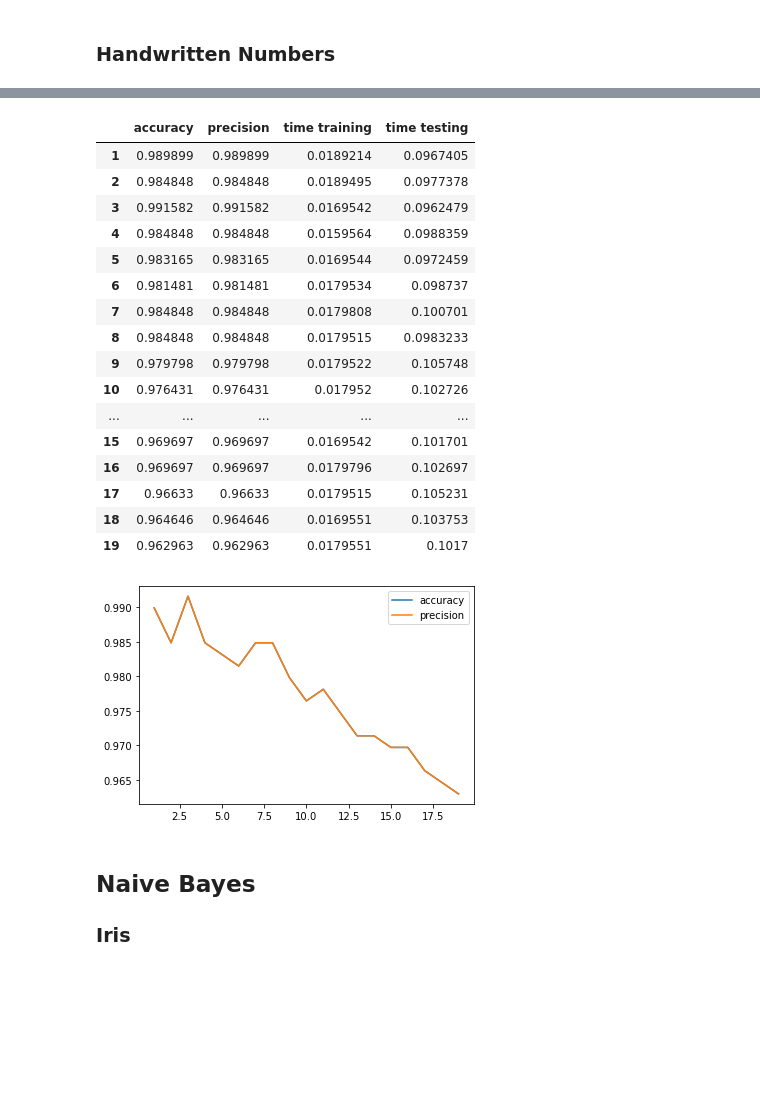
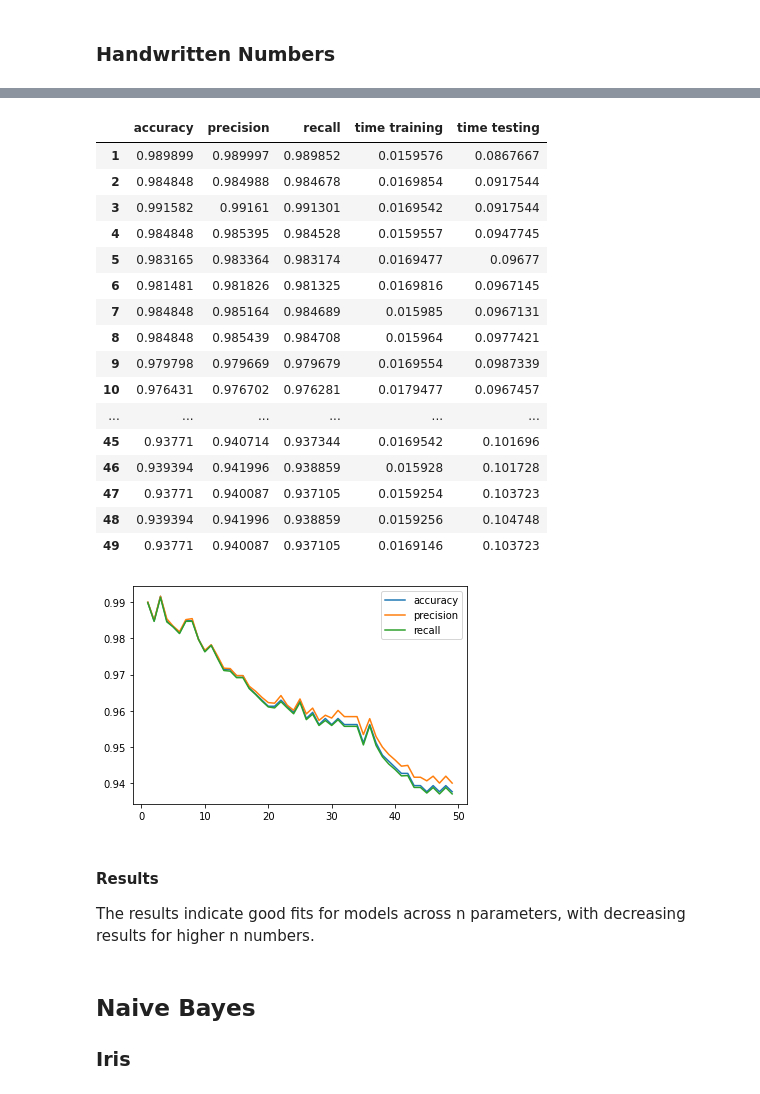
Before and after one commit to kocmana/tw_mle_exercise2, a Jupyter notebook: tw_mle_exercise2.ipynb, the cells around one changed output, grey strips where cells are left out. Drawn from its saved outputs; the diff is of its cells as text; code cells hidden in the pictures; blank space fills up the shorter version.

```diff
--- a/tw_mle_exercise2.ipynb
+++ b/tw_mle_exercise2.ipynb
@@ -84,14 +88,12 @@ dataSet = datasets.load_iris()
 # Shuffle our input data
 data, target = shuffle(dataSet.data, dataSet.target, random_state=randomState)
 
-testvalues = range(1,20)
+testvalues = range(1,50)
 
 # Prepare dataframe for results
-knn_results_iris = pd.DataFrame(columns=['accuracy','precision','time training', 'time testing'], index=testvalues)
+knn_results_iris = pd.DataFrame(columns=resultColumns, index=testvalues)
 
 # Prepare a train/test set split
-# split 2/3 1/3 into training & test set
-# We use the random number generator state +1; this will influence how our data is split
 X_train, X_test, y_train, y_test = train_test_split(data, target, test_size=0.33, random_state=(randomState+1))
 
 # parameters for k-NN
@@ -111,19 +113,26 @@ for n in n_neighbors:
     end_time_test = time.time()
 
     # Compute metrics
-    acc=metrics.accuracy_score(y_test, y_test_predicted)
-    precision=metrics.precision_score(y_test, y_test_predicted, average="micro")
+    acc = metrics.accuracy_score(y_test, y_test_predicted)
+    recall=metrics.recall_score(y_test, y_test_predicted, average=averagingApproach, zero_division=zero_divisionApproach)
+    precision = metrics.precision_score(y_test, y_test_predicted, average=averagingApproach, zero_division=zero_divisionApproach)
+
+    scores = cross_val_score(classifier, data, target, cv=5)
+    print("5 Fold Verification with N: " + str(n))
+    print("Accuracy: %0.2f (+/- %0.2f)" % (scores.mean(), scores.std() * 2))
 
     result = pd.Series({
         'accuracy':acc,
         'precision':precision,
+        'recall':recall,
         'time training':end_time_train-start_time_train,
         'time testing':end_time_test-start_time_test
     })
     knn_results_iris.loc[n] = result
 
+print("Holdout Result for Iris Dataset and k-NN by Iterating over N values:")
 display(knn_results_iris)
-knn_results_iris[['accuracy','precision']].plot.line()
+knn_results_iris[['accuracy','precision', 'recall']].plot.line()
 
 #Store result with best accuracy in overall results dataframe
 best_result = knn_results_iris[knn_results_iris['accuracy']==knn_results_iris['accuracy'].max()]
@@ -157,14 +186,10 @@ dataSet = datasets.load_digits()
 
 data, target = shuffle(dataSet.data, dataSet.target, random_state=randomState)
 
-testvalues = range(1,20)
-
 # Prepare dataframe for results
-knn_results_digits = pd.DataFrame(columns=['accuracy','precision','time training', 'time testing'], index=testvalues)
+knn_results_digits = pd.DataFrame(columns=resultColumns, index=testvalues)
 
 # Prepare a train/test set split
-# split 2/3 1/3 into training & test set
-# We use the random number generator state +1; this will influence how our data is split
 X_train, X_test, y_train, y_test = train_test_split(data, target, test_size=0.33, random_state=(randomState+1))
 
 # parameters for k-NN
@@ -186,19 +211,27 @@ for n in n_neighbors:
 
     # Compute metrics
     acc=metrics.accuracy_score(y_test, y_test_predicted)
-    precision=metrics.precision_score(y_test, y_test_predicted, average="micro")
+    precision=metrics.precision_score(y_test, y_test_predicted, average=averagingApproach, zero_division=zero_divisionApproach)
+    recall=metrics.recall_score(y_test, y_test_predicted, average=averagingApproach, zero_division=zero_divisionApproach)
+
+    # Report results of five fold validation metrics
+    scores = cross_val_score(classifier, data, target, cv=5)
+    print("N: " + str(n))
+    print("Accuracy: %0.2f (+/- %0.2f)" % (scores.mean(), scores.std() * 2))
 
     knn_results_digits.loc[n] = pd.Series({
         'accuracy':acc,
         'precision':precision,
+        'recall':recall,
         'time training':end_time_train-start_time_train,
         'time testing':end_time_test-start_time_test
     })
 
+print("Holdout Results for Digits Dataset and k-NN by Iterating over N values:")
 display(knn_results_digits)
-knn_results_digits[['accuracy','precision']].plot.line()
+knn_results_digits[['accuracy','precision', 'recall']].plot.line()
 
 #Store result with best accuracy in overall results dataframe
-best_result = knn_results_iris[knn_results_iris['accuracy']==knn_results_iris['accuracy'].max()]
+best_result = knn_results_digits[knn_results_digits['accuracy']==knn_results_digits['accuracy'].max()]
 overall_results_digits.loc['k-NN']=best_result.loc[best_result.last_valid_index()]
 # %% [output]
@@ -205,21 +255,24 @@ overall_results_digits.loc['k-NN']=best_result.loc[best_result.last_valid_index(
-|  | accuracy | precision | time training | time testing |
-| 1 | 0.989899 | 0.989899 | 0.0189214 | 0.0967405 |
-| 2 | 0.984848 | 0.984848 | 0.0189495 | 0.0977378 |
-| 3 | 0.991582 | 0.991582 | 0.0169542 | 0.0962479 |
-| 4 | 0.984848 | 0.984848 | 0.0159564 | 0.0988359 |
-| 5 | 0.983165 | 0.983165 | 0.0169544 | 0.0972459 |
-| 6 | 0.981481 | 0.981481 | 0.0179534 | 0.098737 |
-| 7 | 0.984848 | 0.984848 | 0.0179808 | 0.100701 |
-| 8 | 0.984848 | 0.984848 | 0.0179515 | 0.0983233 |
-| 9 | 0.979798 | 0.979798 | 0.0179522 | 0.105748 |
-| 10 | 0.976431 | 0.976431 | 0.017952 | 0.102726 |
-| ... | ... | ... | ... | ... |
-| 15 | 0.969697 | 0.969697 | 0.0169542 | 0.101701 |
-| 16 | 0.969697 | 0.969697 | 0.0179796 | 0.102697 |
-| 17 | 0.96633 | 0.96633 | 0.0179515 | 0.105231 |
-| 18 | 0.964646 | 0.964646 | 0.0169551 | 0.103753 |
-| 19 | 0.962963 | 0.962963 | 0.0179551 | 0.1017 |
+|  | accuracy | precision | recall | time training | time testing |
+| 1 | 0.989899 | 0.989997 | 0.989852 | 0.0159576 | 0.0867667 |
+| 2 | 0.984848 | 0.984988 | 0.984678 | 0.0169854 | 0.0917544 |
+| 3 | 0.991582 | 0.99161 | 0.991301 | 0.0169542 | 0.0917544 |
+| 4 | 0.984848 | 0.985395 | 0.984528 | 0.0159557 | 0.0947745 |
+| 5 | 0.983165 | 0.983364 | 0.983174 | 0.0169477 | 0.09677 |
+| 6 | 0.981481 | 0.981826 | 0.981325 | 0.0169816 | 0.0967145 |
+| 7 | 0.984848 | 0.985164 | 0.984689 | 0.015985 | 0.0967131 |
+| 8 | 0.984848 | 0.985439 | 0.984708 | 0.015964 | 0.0977421 |
+| 9 | 0.979798 | 0.979669 | 0.979679 | 0.0169554 | 0.0987339 |
+| 10 | 0.976431 | 0.976702 | 0.976281 | 0.0179477 | 0.0967457 |
+| ... | ... | ... | ... | ... | ... |
+| 45 | 0.93771 | 0.940714 | 0.937344 | 0.0169542 | 0.101696 |
+| 46 | 0.939394 | 0.941996 | 0.938859 | 0.015928 | 0.101728 |
+| 47 | 0.93771 | 0.940087 | 0.937105 | 0.0159254 | 0.103723 |
+| 48 | 0.939394 | 0.941996 | 0.938859 | 0.0159256 | 0.104748 |
+| 49 | 0.93771 | 0.940087 | 0.937105 | 0.0169146 | 0.103723 |
-[figure, old version]
+[figure, new version]
+# %% [markdown]
+#### Results
+The results indicate good fits for models across n parameters, with decreasing results for higher n numbers.
 # %% [markdown]
 ## Naive Bayes
 
```
Also changed, not shown: parts of 25 cells of this notebook.
